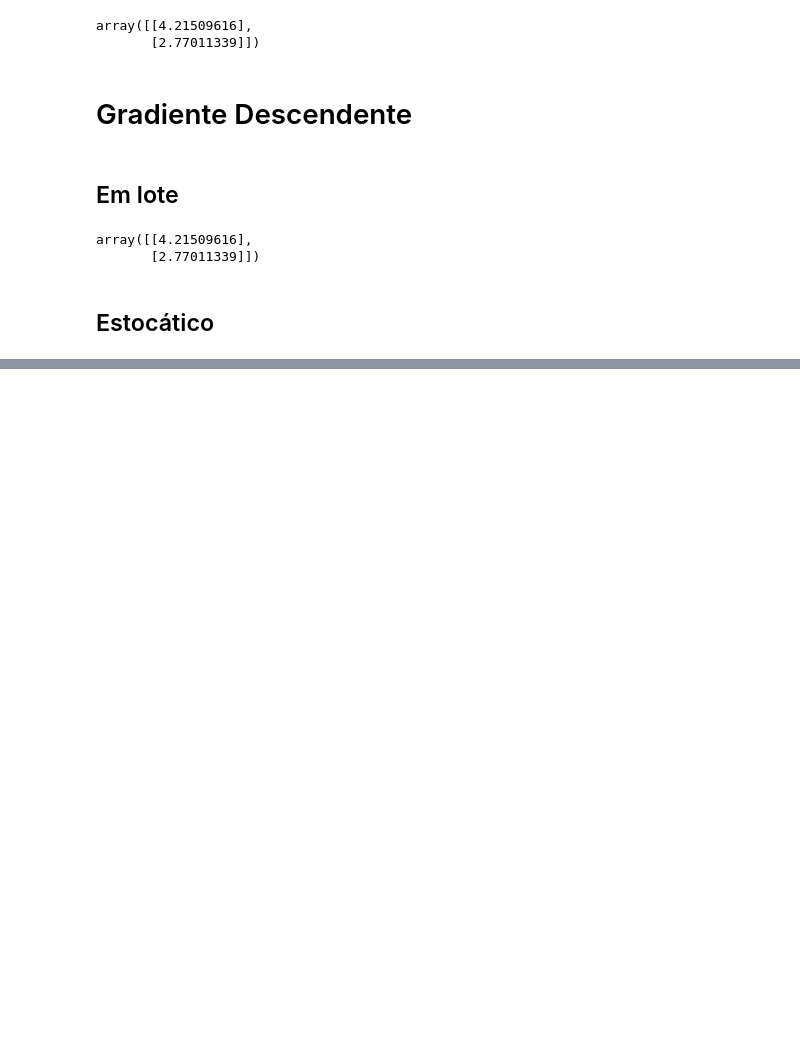
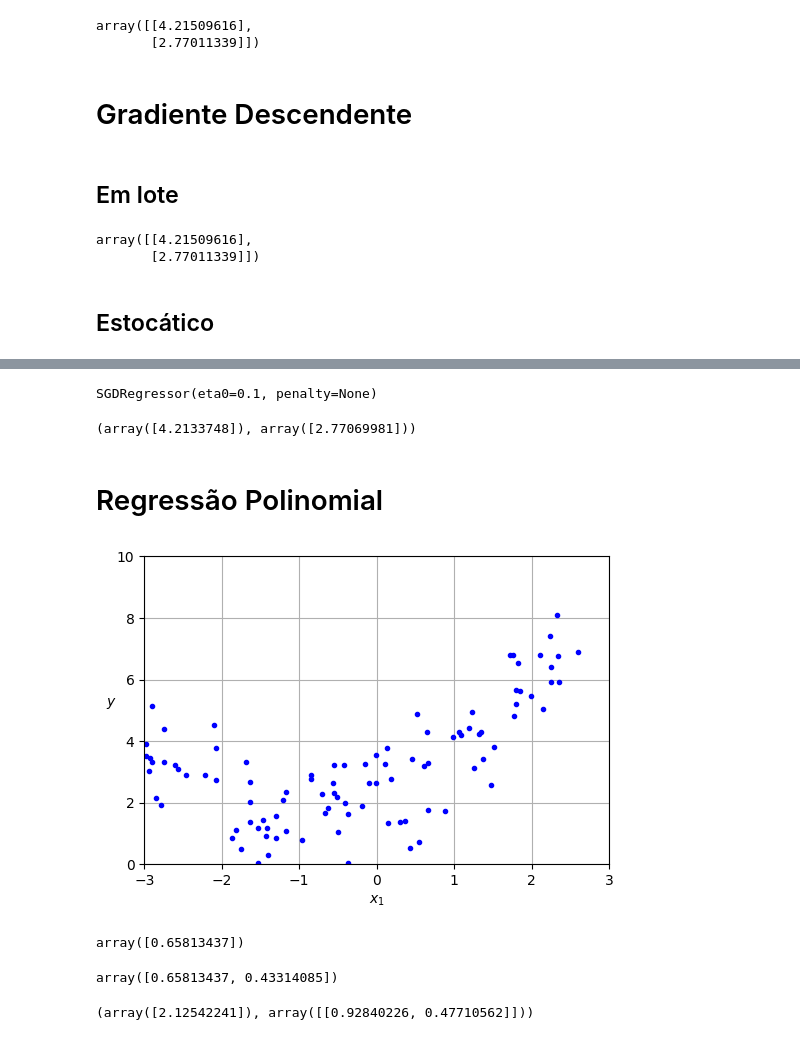
Before and after one commit to GuiRocDuarte/MachineLearning, a Jupyter notebook: 04-trainingModels.ipynb, the cells around one changed output, grey strips where cells are left out. Cells and saved outputs as stored; diff of their text form; code cells hidden in the pictures; blank space fills up the shorter version.

```diff
--- a/04-trainingModels.ipynb
+++ b/04-trainingModels.ipynb
@@ -93,0 +118,25 @@ array([[4.21509616],
+# %%
+sgd_reg = SGDRegressor(max_iter=1000, tol=1e-3, penalty=None, eta0=0.1)
+sgd_reg.fit(X, y.ravel())
+# %% [output]
+SGDRegressor(eta0=0.1, penalty=None)
+# %%
+sgd_reg.intercept_, sgd_reg.coef_
+# %% [output]
+(array([4.2133748]), array([2.77069981]))
+# %% [markdown]
+# Regressão Polinomial
+# %%
+m = 100
+X = 6 * np.random.rand(m, 1) - 3
+y = 0.5 * X**2 + X + 2 + np.random.randn(m, 1)
+# %%
+plt.figure(figsize=(6, 4))
+plt.plot(X, y, "b.")
+plt.xlabel("$x_1$")
+plt.ylabel("$y$", rotation=0)
+plt.axis([-3, 3, 0, 10])
+plt.grid()
+plt.show()
+# %% [output]
+[figure, added]
@@ -93,0 +147,9 @@ array([[4.21509616],
+# %%
+X_poly = poly_features.fit_transform(X)
+X[0]
+# %% [output]
+array([0.65813437])
+# %%
+X_poly[0]
+# %% [output]
+array([0.65813437, 0.43314085])
@@ -93,0 +158,5 @@ array([[4.21509616],
+# %%
+lin_reg.fit(X_poly, y)
+lin_reg.intercept_, lin_reg.coef_
+# %% [output]
+(array([2.12542241]), array([[0.92840226, 0.47710562]]))
```
Also changed, not shown: parts of 8 cells of this notebook.
